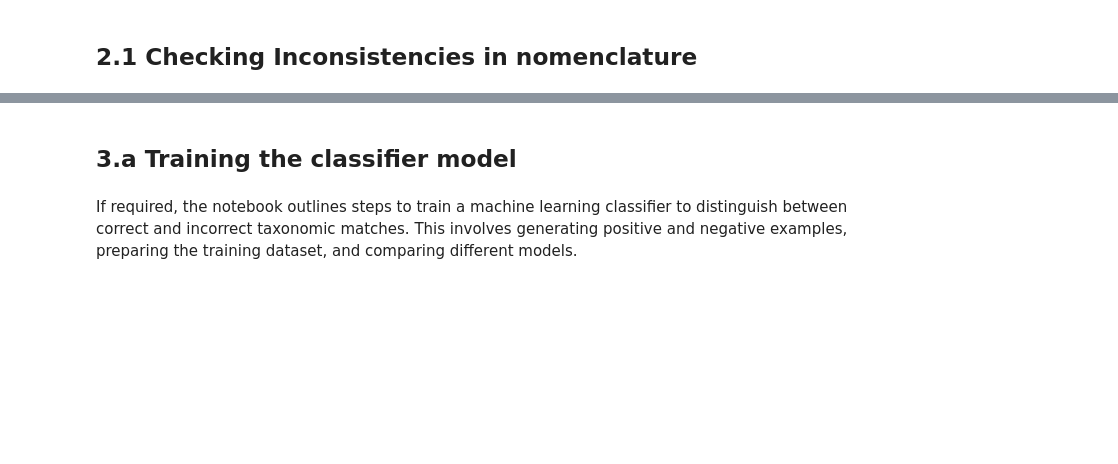
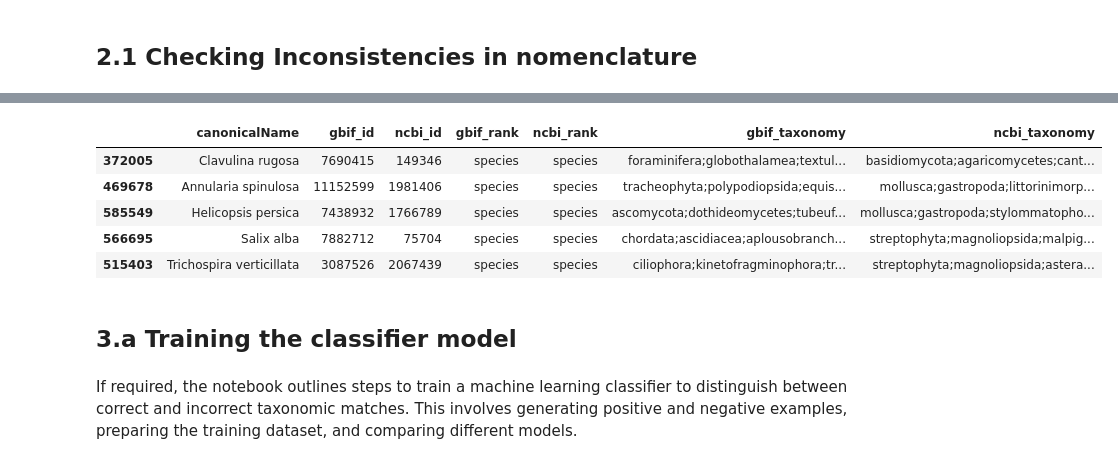
Before and after one commit to MicheleRoar/TaxonMatch, a Jupyter notebook: notebooks/arthropoda/arthropoda.ipynb, the cells around one changed output, grey strips where cells are left out. Drawn from its saved outputs; the diff is of its cells as text; code cells hidden in the pictures; blank space fills up the shorter version.

```diff
--- a/notebooks/arthropoda/arthropoda.ipynb
+++ b/notebooks/arthropoda/arthropoda.ipynb
@@ -38,5 +38,12 @@ df = df_inconsistencies [df_inconsistencies ['canonicalName'].apply(lambda x: le
 # %%
-df.sample(10)
+df_inconsistencies.sample(5)
+# %% [output]
+|  | canonicalName | gbif_id | ncbi_id | gbif_rank | ncbi_rank | gbif_taxonomy | ncbi_taxonomy |
+| 372005 | Clavulina rugosa | 7690415 | 149346 | species | species | foraminifera;globothalamea;textul... | basidiomycota;agaricomycetes;cant... |
+| 469678 | Annularia spinulosa | 11152599 | 1981406 | species | species | tracheophyta;polypodiopsida;equis... | mollusca;gastropoda;littorinimorp... |
+| 585549 | Helicopsis persica | 7438932 | 1766789 | species | species | ascomycota;dothideomycetes;tubeuf... | mollusca;gastropoda;stylommatopho... |
+| 566695 | Salix alba | 7882712 | 75704 | species | species | chordata;ascidiacea;aplousobranch... | streptophyta;magnoliopsida;malpig... |
+| 515403 | Trichospira verticillata | 3087526 | 2067439 | species | species | ciliophora;kinetofragminophora;tr... | streptophyta;magnoliopsida;astera... |
 # %% [markdown]
 ## 3.a Training the classifier model
 # %% [markdown]
```
Also changed, not shown: parts of 42 cells of this notebook, 12 other files.
